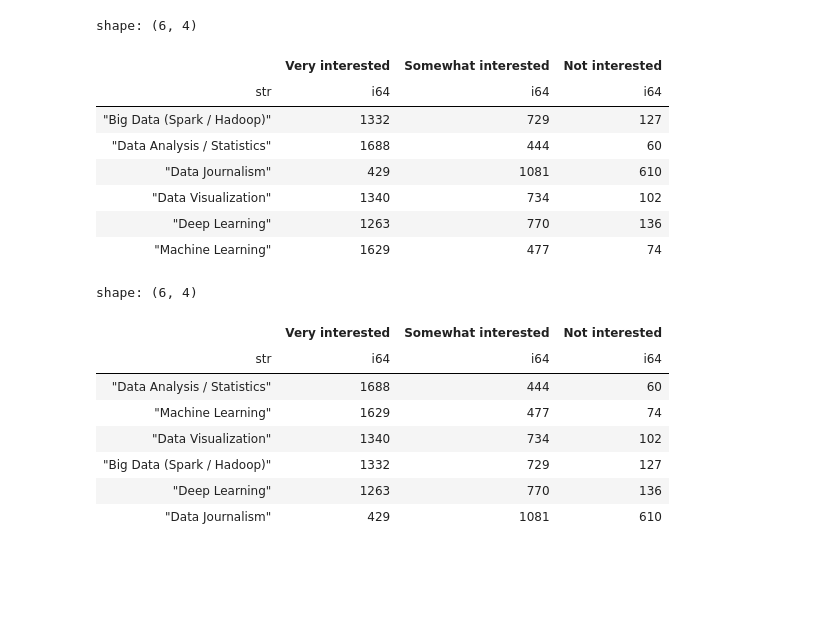
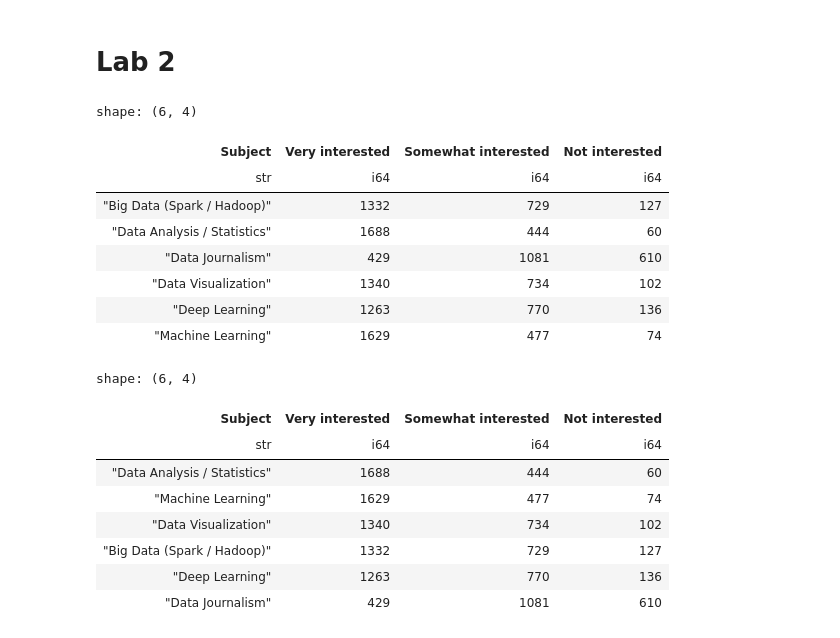
Before and after one commit to ForeverWeLearn/FPT-DAP391m, a Jupyter notebook: src/dap391m/lab2/lab2.ipynb, the cells around one changed output. Drawn from its saved outputs; the diff is of its cells as text; code cells hidden in the pictures; blank space fills up the shorter version.

```diff
--- a/src/dap391m/lab2/lab2.ipynb
+++ b/src/dap391m/lab2/lab2.ipynb
@@ -3,9 +8,12 @@ import polars as pl
+# %% [markdown]
+# Lab 2
 # %%
-df = pl.read_csv("./lab2.csv")
+df = pl.read_csv("lab2.csv")
+df = df.rename({"": "Subject"})
 df
 # %% [output]
 shape: (6, 4)
-|  | Very interested | Somewhat interested | Not interested |
+| Subject | Very interested | Somewhat interested | Not interested |
 | str | i64 | i64 | i64 |
 | "Big Data (Spark / Hadoop)" | 1332 | 729 | 127 |
 | "Data Analysis / Statistics" | 1688 | 444 | 60 |
@@ -14,11 +22,11 @@ shape: (6, 4)
 | "Deep Learning" | 1263 | 770 | 136 |
 | "Machine Learning" | 1629 | 477 | 74 |
 # %%
-df = df.sort("Very interested", descending=True)
-df
+df_sorted = df.sort(by="Very interested", descending=True)
+df_sorted
 # %% [output]
 shape: (6, 4)
-|  | Very interested | Somewhat interested | Not interested |
+| Subject | Very interested | Somewhat interested | Not interested |
 | str | i64 | i64 | i64 |
 | "Data Analysis / Statistics" | 1688 | 444 | 60 |
 | "Machine Learning" | 1629 | 477 | 74 |
```
Also changed, not shown: parts of 3 cells of this notebook, 1 other file.
